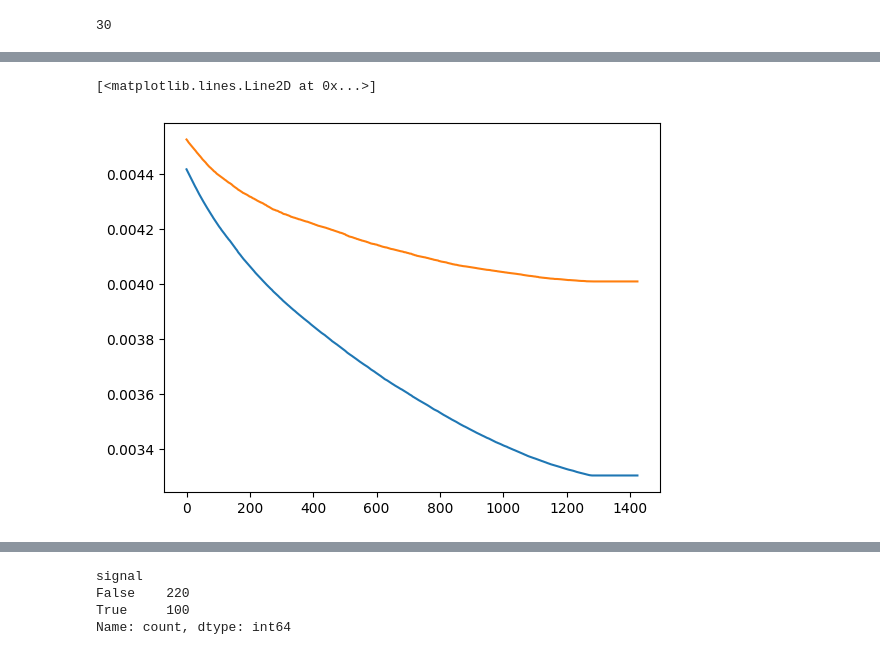
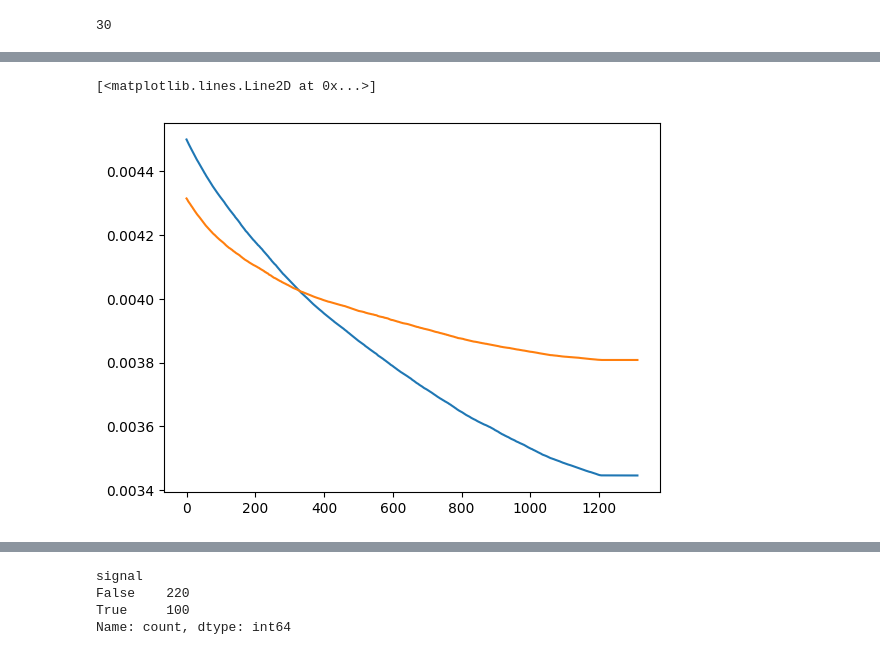
Before and after one commit to MuYanustc/Style_Timing, a Jupyter notebook: lgb.ipynb, the cells around one changed output, grey strips where cells are left out. Drawn from its saved outputs; the diff is of its cells as text; code cells hidden in the pictures.

```diff
--- a/lgb.ipynb
+++ b/lgb.ipynb
@@ -401,9 +605,11 @@ def signal_generation(data, feature, selected_features, target='return_diff_shif
     """
     data = data.copy()
     feature = feature.copy()
-    model, rmse = train_lgbm_model_improved(
-        ori_data, features, selected_features,
+    # cv
+    model_list, rmse_list = train_lgbm_model_cv(
+        data, features, selected_features,
         target=target,
+        n_splits=3,
         n_estimators=3000,
         learning_rate=0.005,
         num_leaves=20,
@@ -416,6 +622,24 @@ def signal_generation(data, feature, selected_features, target='return_diff_shif
         early_stopping_rounds=100,
         verbose_eval=-1
     )
+    model = model_list[0]  # 选择第一个模型
+    # improved
+    # model, rmse = train_lgbm_model_improved(
+    #     data, features, selected_features,
+    #     target=target,
+    #     n_estimators=3000,
+    #     learning_rate=0.005,
+    #     num_leaves=20,
+    #     max_depth=5,
+    #     min_child_samples=30,
+    #     subsample=0.7,
+    #     colsample_bytree=0.7,
+    #     reg_alpha=0.1,
+    #     reg_lambda=0.1,
+    #     early_stopping_rounds=100,
+    #     verbose_eval=-1
+    # )
+    # base
     # model = train_model(data, feature, selected_features, target = target)
     # 预测
     X = feature[selected_features]
@@ -528,5 +752,5 @@ target = 'return_diff_5d_avg_shifted'
 # selected_features = feature_selection(ori_data, features)
 selected_features = feature_selection(ori_data, features, target=target)
 # selected_features = features.columns.tolist()
-signaled_data, output_model = signal_generation(ori_data, features, selected_features, target=target)
+signaled_data, output_model = signal_generation(ori_data, features, selected_features, target=target, smooth = 3)
 # %% [output]
@@ -539,9 +779,9 @@ Test RMSE: 0.0040
 # %%
 plt.plot(output_model.evals_result_['Train']['rmse'], label='Train RMSE')
-plt.plot(output_model.evals_result_['Test']['rmse'], label='Test RMSE')
+plt.plot(output_model.evals_result_['Val']['rmse'], label='Test RMSE')
 # %% [output]
 [<matplotlib.lines.Line2D at 0x...>]
-[figure, old version]
+[figure, new version]
 # %%
 # 训练集
 _, _ ,_ = run_backtest(
```
Also changed, not shown: parts of 5 cells of this notebook, 1 other file.
